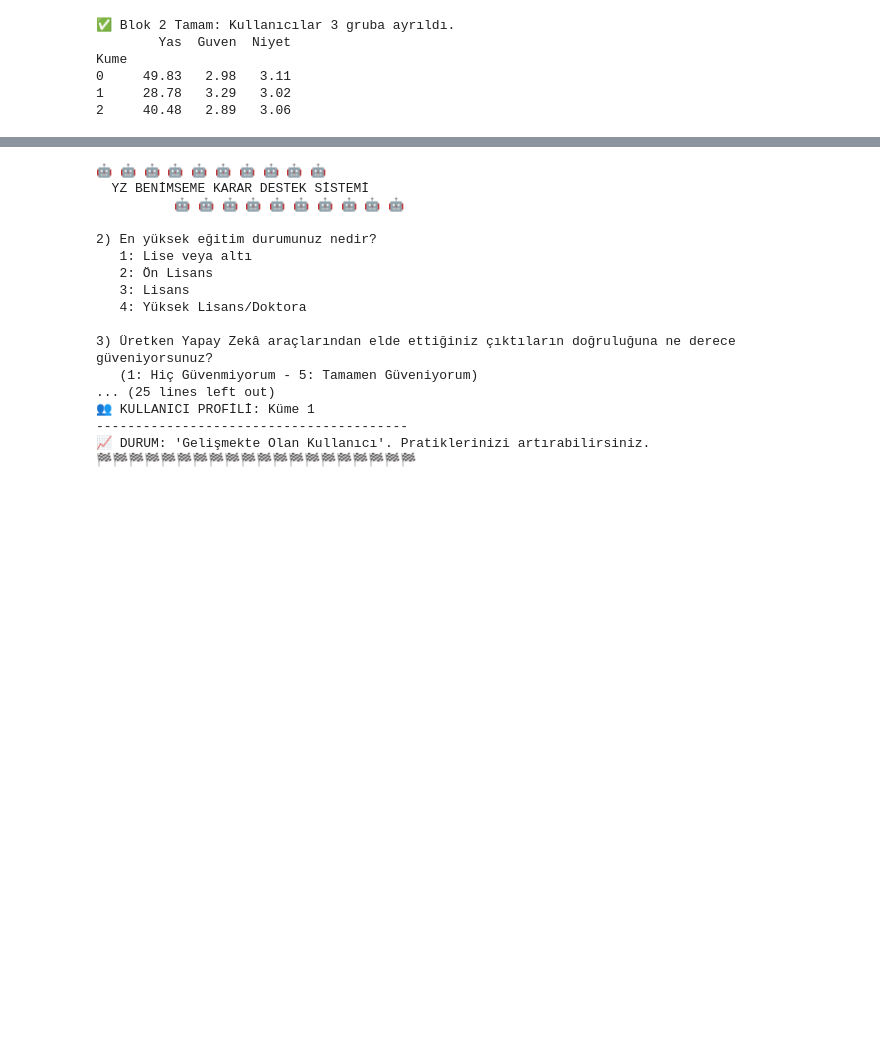
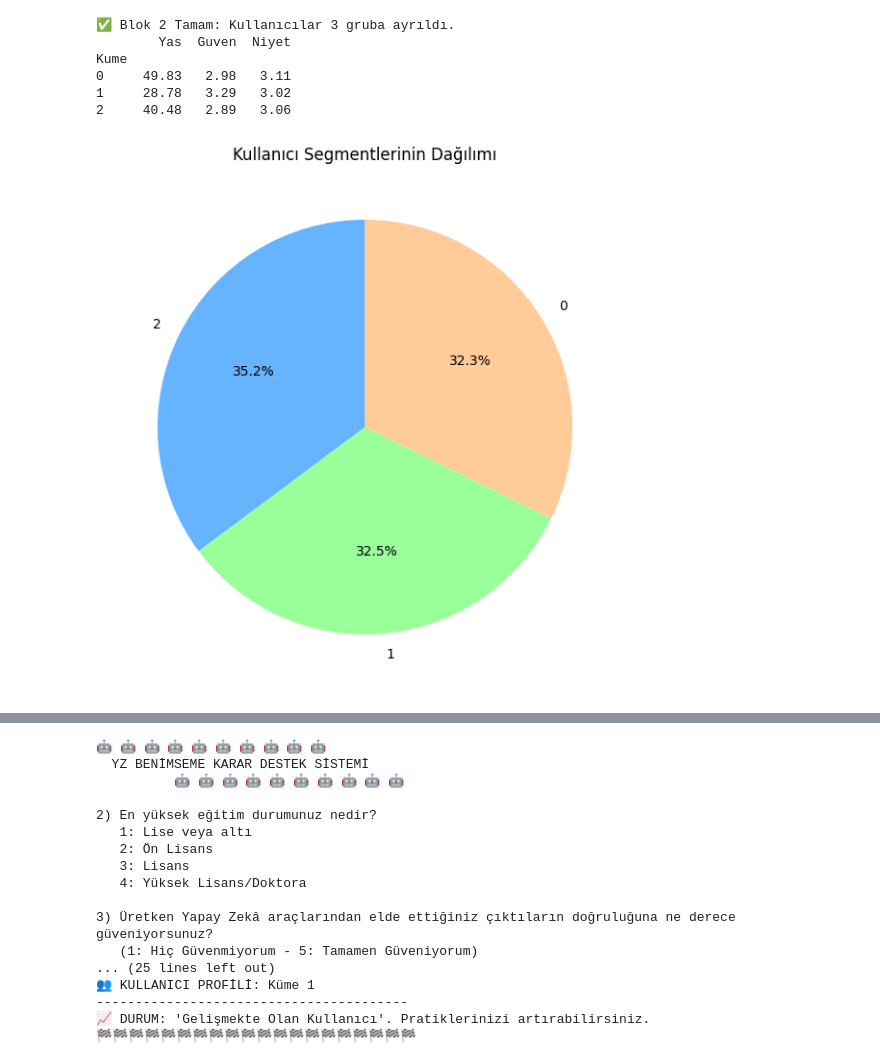
Before and after one commit to eliffvural/AI-Trust-and-Adoption-Score-Analysis, a Jupyter notebook: main_analysis.ipynb, the cells around one changed output, grey strips where cells are left out. Saved outputs shown, nothing was run; the diff lists cells and outputs as text; code cells hidden in the pictures; blank space fills up the shorter version.

```diff
--- a/main_analysis.ipynb
+++ b/main_analysis.ipynb
@@ -74,6 +75,15 @@ Kume
 0     49.83   2.98   3.11
 1     28.78   3.29   3.02
 2     40.48   2.89   3.06
+# %%
+# Kümelerin dağılımını gösteren pasta grafiği
+plt.figure(figsize=(7, 7))
+df_analiz['Kume'].value_counts().plot.pie(autopct='%1.1f%%', colors=['#66b3ff','#99ff99','#ffcc99'], startangle=90)
+plt.title('Kullanıcı Segmentlerinin Dağılımı')
+plt.ylabel('')
+plt.show()
+# %% [output]
+[figure, added]
 # %%
 # Hedef: Niyet >= 4 ise 1 (Yüksek), Değilse 0
 y = np.where(df_analiz['Niyet'] >= 4, 1, 0)
```
Also changed, not shown: parts of 2 cells of this notebook, 4 other files.
